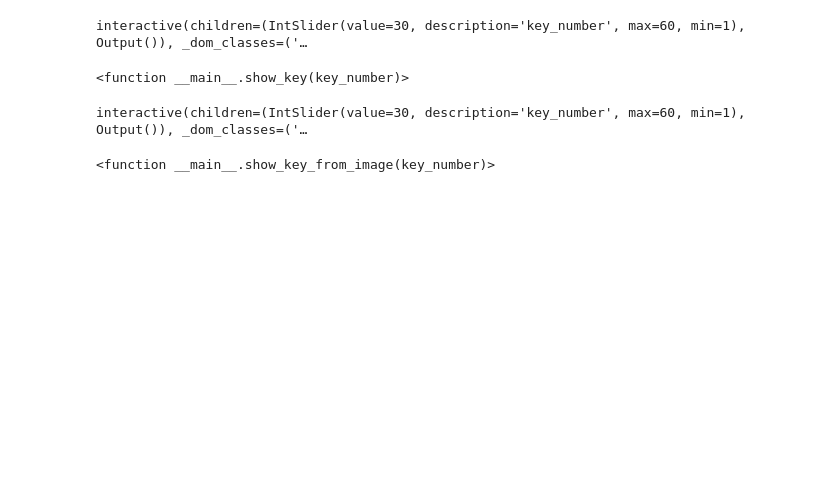
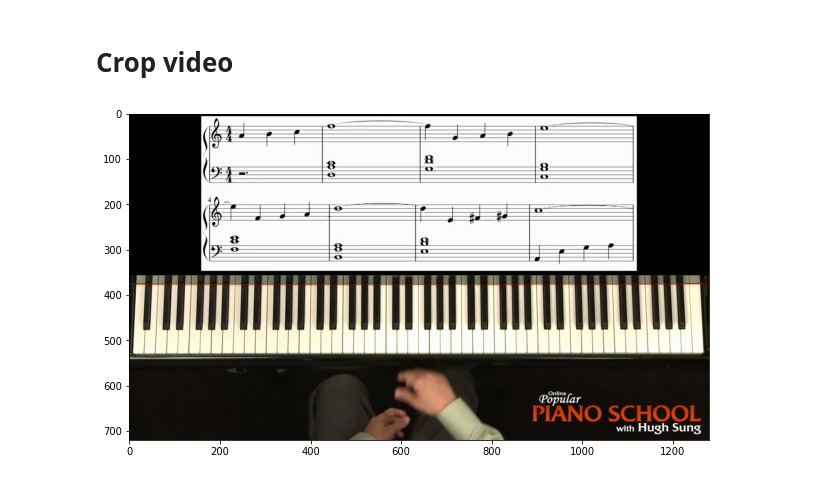
Before and after one commit to LongVanTH/INF573_Project, a Jupyter notebook: pipelines.ipynb, the cells around one changed output. Cells and saved outputs as stored; diff of their text form; code cells hidden in the pictures; blank space fills up the shorter version.

```diff
--- a/pipelines.ipynb
+++ b/pipelines.ipynb
@@ -142,25 +8,9 @@ The number of keys is 60
-# %%
-def show_key(key_number):
-    plt.figure(figsize=(20,10))
-    plt.imshow(highlight_key(labels, key_number), cmap='gray')
-    plt.show()
-
-interact(show_key, key_number=(1, number, 1))
-# %% [output]
-interactive(children=(IntSlider(value=30, description='key_number', max=60, min=1), Output()), _dom_classes=('…
-<function __main__.show_key(key_number)>
-# %%
-def highlight_key_from_image(image, labels, key_number):
-    new_image = image.copy()
-    new_image[labels == key_number] = [0,255,0]
-    return new_image
-
-def show_key_from_image(key_number):
-    plt.figure(figsize=(20,10))
-    plt.imshow(highlight_key_from_image(image, labels, key_number))
-    plt.show()
-
-interact(show_key_from_image, key_number=(1, number, 1))
-# %% [output]
-interactive(children=(IntSlider(value=30, description='key_number', max=60, min=1), Output()), _dom_classes=('…
-<function __main__.show_key_from_image(key_number)>
+# %% [markdown]
+# Crop video
+# %%
+cap = cv2.VideoCapture('mp4/autumn_leaves.mp4')
+# %%
+bfc.show_frame(cap, 219)
+_, frame = bfc.get_frame(cap, 219)
+# %% [output]
+[figure, added]
```
Also changed, not shown: parts of 11 cells of this notebook, 7 other files.
